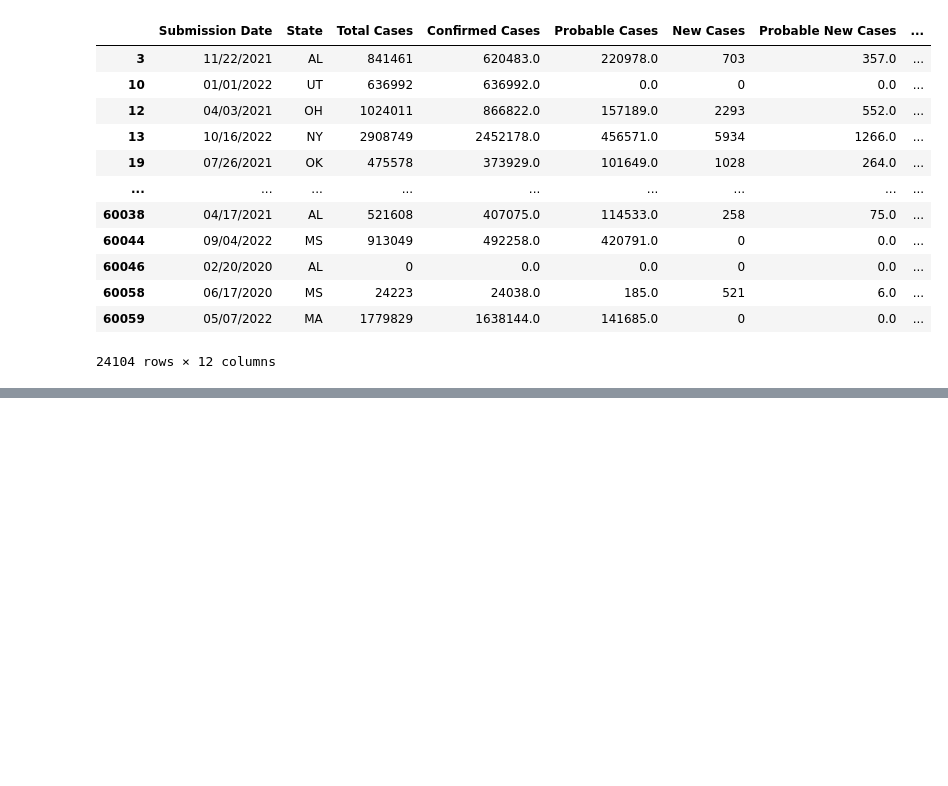
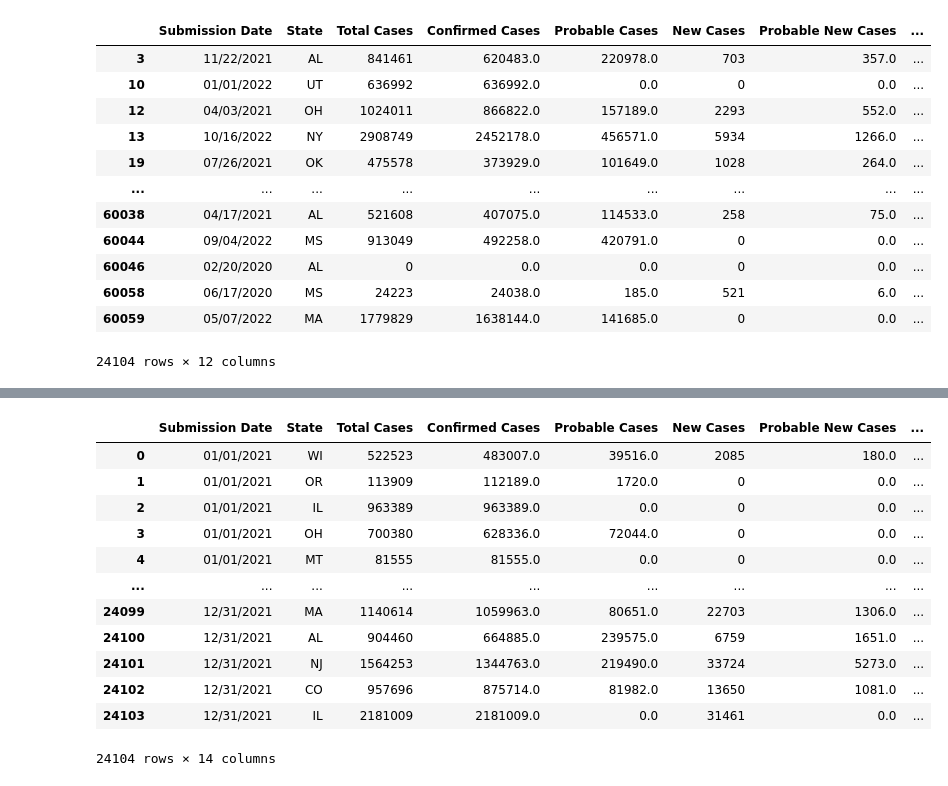
Before and after one commit to laurajanefaulds/project1, a Jupyter notebook: covid_data.ipynb, the cells around one changed output, grey strips where cells are left out. Cells and saved outputs as stored; diff of their text form; code cells hidden in the pictures; blank space fills up the shorter version.

```diff
--- a/covid_data.ipynb
+++ b/covid_data.ipynb
@@ -5,10 +5,14 @@ import scipy.stats as st
 import numpy as np
 # %%
 covid_data_path = "resources/United_States_COVID-19_Cases_and_Deaths_by_State_over_Time_-_ARCHIVED.csv"
+state_code_path = "resources/US-2-letter-state-code.csv"
 
 # Read the mouse data and the study results
 covid_data_df = pd.read_csv(covid_data_path)
 
+state_code_df = pd.read_csv(state_code_path)
+
+
 covid_data_df.head()
 # %% [output]
 |  | submission_date | state | tot_cases | conf_cases | prob_cases | new_case | pnew_case | tot_death | ... |
@@ -117,0 +122,3 @@ dtype: int64
+# %%
+state_code_df =  state_code_df.rename(columns={"state_name":"State Name", "state_code":"State"})
+state_code_df.head()
@@ -117,0 +132,19 @@ dtype: int64
+# %%
+data = {
+    'State Name': ['Alabama', 'Alaska', 'Arizona', 'Arkansas', 'California', 'Colorado', 'Connecticut', 'Delaware',
+              'Florida', 'Georgia', 'Hawaii', 'Idaho', 'Illinois', 'Indiana', 'Iowa', 'Kansas', 'Kentucky',
+              'Louisiana', 'Maine', 'Maryland', 'Massachusetts', 'Michigan', 'Minnesota',
+              'Mississippi', 'Missouri', 'Montana', 'Nebraska', 'Nevada', 'New Hampshire',
+              'New Jersey', 'New Mexico', 'New York', 'North Carolina', 'North Dakota', 'Ohio', 'Oklahoma',
+              'Oregon', 'Pennsylvania', 'Rhode Island', 'South Carolina', 'South Dakota', 'Tennessee', 'Texas',
+              'Utah', 'Vermont', 'Virginia', 'Washington', 'West Virginia', 'Wisconsin', 'Wyoming'],
+    'State Color': ['Red', 'Red', 'Blue', 'Red', 'Blue', 'Blue', 'Blue', 'Blue', 'Blue', 'Blue', 'Blue',
+              'Red', 'Blue', 'Red', 'Red', 'Red', 'Red', 'Red', 'Blue', 'Blue', 'Blue', 'Blue',
+              'Blue', 'Red', 'Red', 'Red', 'Red', 'Blue', 'Blue', 'Blue', 'Blue', 'Blue', 'Blue',
+              'Red', 'Red', 'Red', 'Blue', 'Blue', 'Blue', 'Red', 'Red', 'Red', 'Red', 'Red',
+              'Blue', 'Blue', 'Blue', 'Red', 'Blue', 'Red']
+}
+
+
+state_color_df = pd.DataFrame(data)
+state_color_df.head()
@@ -117,0 +158,4 @@ dtype: int64
+# %%
+temp_state_df = pd.merge(state_color_df, state_code_df,
+                                 how='left', on='State Name')
+temp_state_df.head()
@@ -117,0 +169,18 @@ dtype: int64
+# %%
+final_df = pd.merge(sorted_date_df, temp_state_df,
+                                 how='left', on='State')
+final_df
+# %% [output]
+|  | Submission Date | State | Total Cases | Confirmed Cases | Probable Cases | New Cases | Probable New Cases | ... |
+| 0 | 01/01/2021 | WI | 522523 | 483007.0 | 39516.0 | 2085 | 180.0 | ... |
+| 1 | 01/01/2021 | OR | 113909 | 112189.0 | 1720.0 | 0 | 0.0 | ... |
+| 2 | 01/01/2021 | IL | 963389 | 963389.0 | 0.0 | 0 | 0.0 | ... |
+| 3 | 01/01/2021 | OH | 700380 | 628336.0 | 72044.0 | 0 | 0.0 | ... |
+| 4 | 01/01/2021 | MT | 81555 | 81555.0 | 0.0 | 0 | 0.0 | ... |
+| ... | ... | ... | ... | ... | ... | ... | ... | ... |
+| 24099 | 12/31/2021 | MA | 1140614 | 1059963.0 | 80651.0 | 22703 | 1306.0 | ... |
+| 24100 | 12/31/2021 | AL | 904460 | 664885.0 | 239575.0 | 6759 | 1651.0 | ... |
+| 24101 | 12/31/2021 | NJ | 1564253 | 1344763.0 | 219490.0 | 33724 | 5273.0 | ... |
+| 24102 | 12/31/2021 | CO | 957696 | 875714.0 | 81982.0 | 13650 | 1081.0 | ... |
+| 24103 | 12/31/2021 | IL | 2181009 | 2181009.0 | 0.0 | 31461 | 0.0 | ... |
+24104 rows × 14 columns
```
Also changed, not shown: parts of 4 cells of this notebook, 4 other files.
